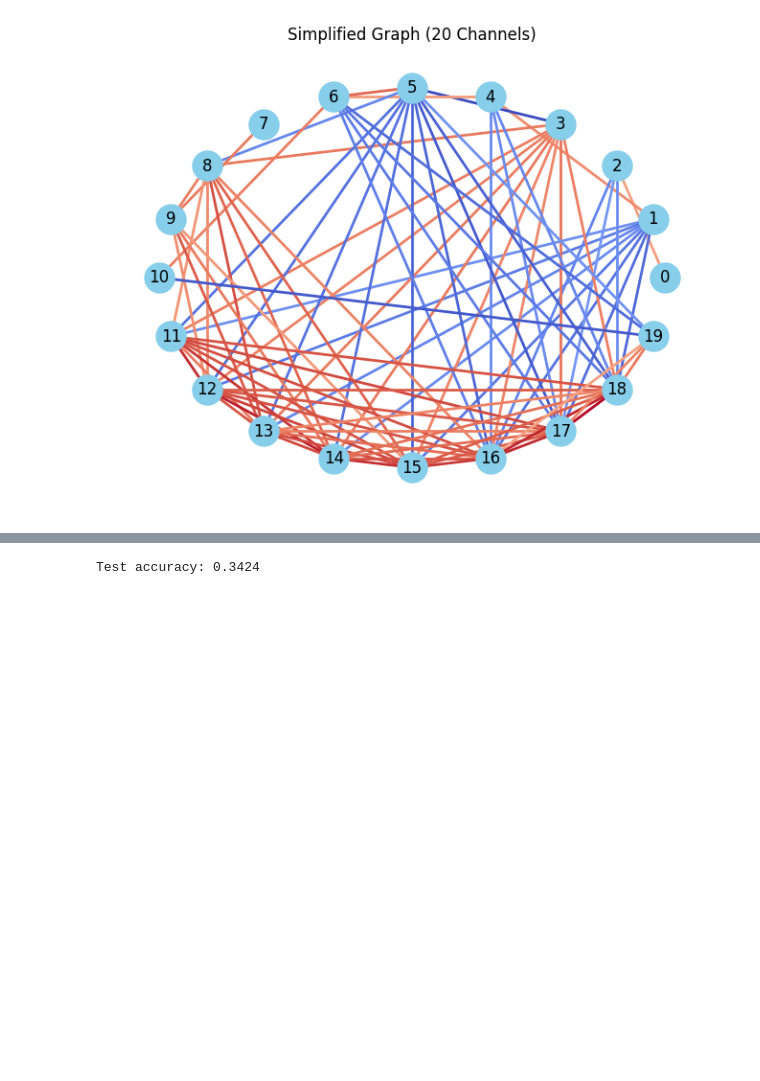
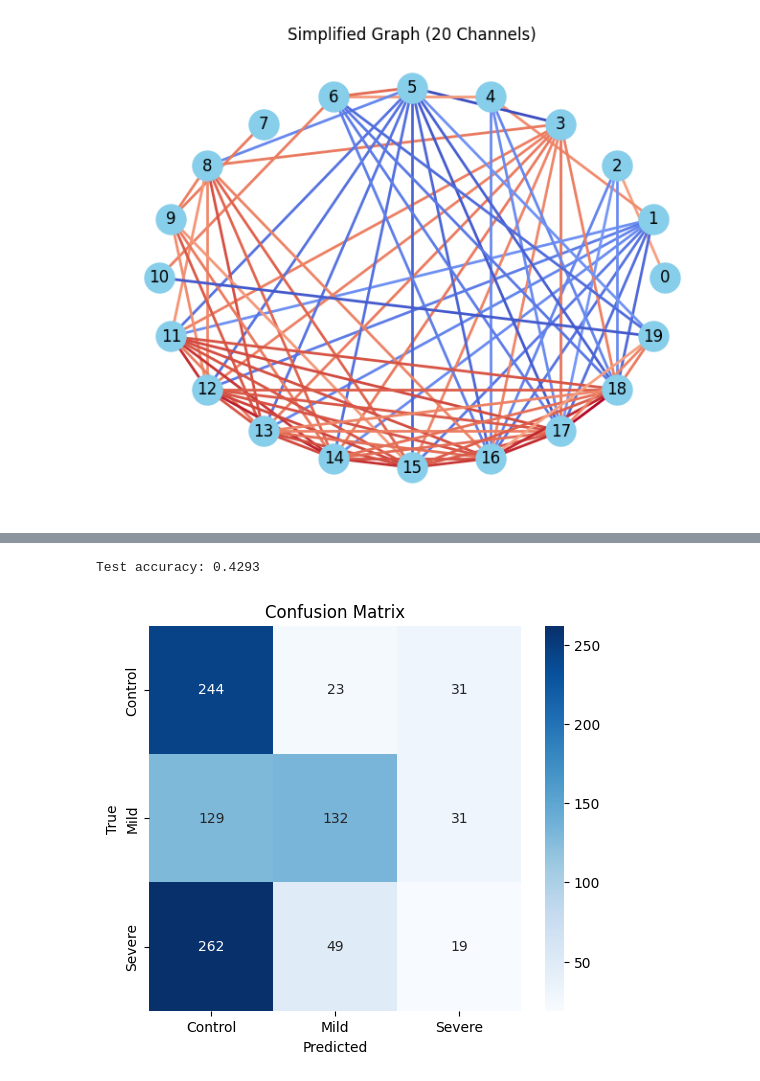
Before and after one commit to nbhami2/GNN_Model, a Jupyter notebook: GNN_Model_3Class.ipynb, the cells around one changed output, grey strips where cells are left out. Saved outputs shown, nothing was run; the diff lists cells and outputs as text; code cells hidden in the pictures; blank space fills up the shorter version.

Commit message:
Better accuracy, uses mean of X[i] when creating graphs

```diff
--- a/GNN_Model_3Class.ipynb
+++ b/GNN_Model_3Class.ipynb
@@ -195,17 +180,17 @@ plt.show()
 # %%
 from torch_geometric.nn import GCNConv, GATConv, global_mean_pool, global_max_pool, BatchNorm
 class GNN(torch.nn.Module):
-    def __init__(self, num_nodes, node_feature_dim, hidden_dim, output_dim, dropout=0.5):
+    def __init__(self, num_nodes, node_feature_dim, hidden_dim, output_dim, dropout=0.2):
         super(GNN, self).__init__()
         self.node_proj = torch.nn.Linear(node_feature_dim, hidden_dim) #embedding version 2
 
         self.conv1 = GCNConv(hidden_dim, hidden_dim)
         self.bn1 = BatchNorm(hidden_dim)
 
-        self.conv2 = GATConv(hidden_dim, hidden_dim, heads=4, dropout=dropout, concat=False)
+        self.conv2 = GATConv(hidden_dim, hidden_dim, heads=4, concat=False)
         self.bn2 = BatchNorm(hidden_dim)
 
-        self.conv3 = GCNConv(hidden_dim, hidden_dim)
+        self.conv3 = GATConv(hidden_dim, hidden_dim, heads=4, concat=False)
         self.bn3 = BatchNorm(hidden_dim)
 
         self.classifier = torch.nn.Sequential(
@@ -232,7 +217,7 @@ class GNN(torch.nn.Module):
         x = F.relu(self.bn2(self.conv2(x, edge_index)))
         x = F.dropout(x, p=self.dropout, training=self.training)
 
-        x = self.bn3(self.conv3(x, edge_index, edge_weight=edge_attr))
+        x = self.bn3(self.conv3(x, edge_index))
         x = F.relu(x + residual)
 
         x_mean = global_mean_pool(x, batch)
@@ -290,7 +275,7 @@ def make_graphs(X,y):
 
       node_ids = torch.arange(num_nodes, dtype=torch.long)
       data = Data(
-          x=node_ids.unsqueeze(1).float(),
+          x = torch.tensor(X[i].mean(axis=1, keepdims=True), dtype=torch.float),
           edge_index=edge_index,
           edge_attr=edge_attr,
           y=torch.tensor(y[i], dtype=torch.long)
@@ -387,12 +372,12 @@ model = GNN(num_nodes=63,
             node_feature_dim=1, # Changed from 5 to 1
             hidden_dim=64,
             output_dim=3, # Changed to 3-classification
-            dropout=0.3
+            dropout=0.2
             ).to(device)
 
 optimizer = torch.optim.AdamW(model.parameters(), lr=0.001, weight_decay=1e-4)
 scheduler = torch.optim.lr_scheduler.ReduceLROnPlateau(
-    optimizer, mode='min', factor=0.7, patience=5, verbose=True
+    optimizer, mode='min', factor=0.7, patience=5
 )
 
 class_weights = compute_class_weight('balanced', classes=np.unique(y_train), y=y_train)
@@ -423,4 +409,4 @@ Final validation accuracy: 0.6519
 test_loss, test_acc = evaluate(model, test_loader, criterion, device)
 print(f"Test accuracy: {test_acc:.4f}")
 # %% [output]
-Test accuracy: 0.3424
+Test accuracy: 0.4293
@@ -429,3 +413,37 @@ Test accuracy: 0.3424
+# %%
+# Confusion Matrix
+from sklearn.metrics import confusion_matrix
+import seaborn as sns
+
+def eval_conf(model, loader):
+    model.eval()
+    all_preds = []
+    all_labels = []
+
+    with torch.no_grad():
+        for data in loader:
+            data = data.to(device)
+            output = model(data)
+            preds = output.argmax(dim=1).cpu().numpy()
+            labels = data.y.cpu().numpy()
+
+            all_preds.extend(preds)
+            all_labels.extend(labels)
+
+    return np.array(all_labels), np.array(all_preds)
+
+true_labels, pred_labels = eval_conf(model, test_loader)
+cm = confusion_matrix(true_labels, pred_labels)
+
+class_names = ['Control', 'Mild', 'Severe']
+plt.figure(figsize=(6, 5))
+sns.heatmap(cm, annot=True, fmt='d', cmap='Blues', xticklabels=class_names, yticklabels=class_names)
+plt.xlabel("Predicted")
+plt.ylabel("True")
+plt.title("Confusion Matrix")
+plt.show()
+# %% [output]
+[figure, added]
 # %%
 #------------------------------------------------
 # Make Prediction
```
Also changed, not shown: parts of 7 cells of this notebook.
